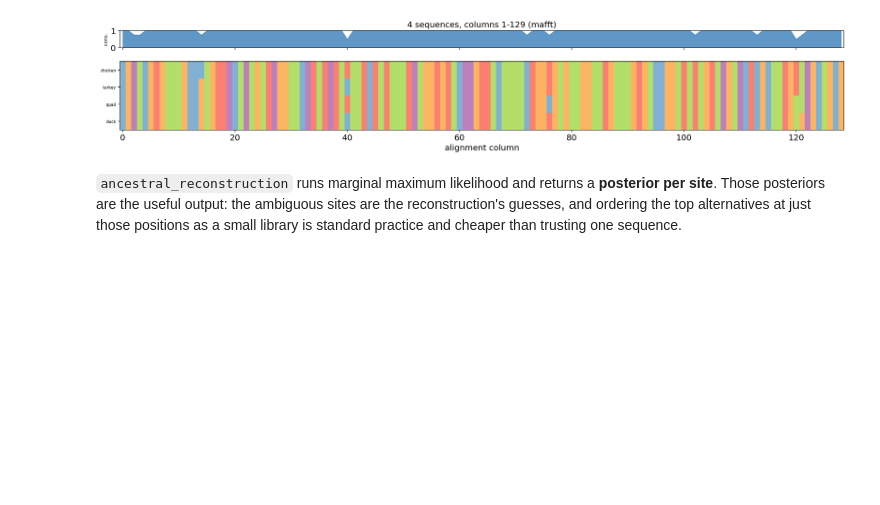
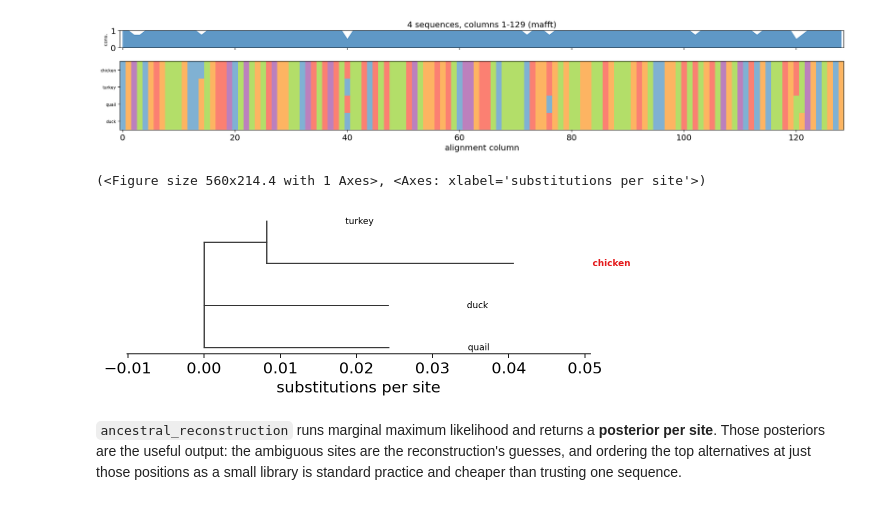
Before and after one commit to Starlitnightly/omicverse-tutorials, a Jupyter notebook: docs/Tutorials-synbio/t_synbio_06_design_to_order.ipynb, the cells around one changed output. Saved outputs shown, nothing was run; the diff lists cells and outputs as text; code cells hidden in the pictures; blank space fills up the shorter version.

```diff
--- a/docs/Tutorials-synbio/t_synbio_06_design_to_order.ipynb
+++ b/docs/Tutorials-synbio/t_synbio_06_design_to_order.ipynb
@@ -175,6 +175,11 @@ ov.alignment.plot_msa(alignment)
  [<Axes: title={'center': '4 sequences, columns 1-129 (mafft)'}, ylabel='cons.'>,
   <Axes: xlabel='alignment column'>])
 [figure]
+# %%
+ov.alignment.plot_tree(tree, highlight=['chicken'])
+# %% [output]
+(<Figure size 560x214.4 with 1 Axes>, <Axes: xlabel='substitutions per site'>)
+[figure, added]
 # %% [markdown]
 `ancestral_reconstruction` runs marginal maximum likelihood and returns a **posterior per site**. Those posteriors are the useful output: the ambiguous sites are the reconstruction's guesses, and ordering the top alternatives at just those positions as a small library is standard practice and cheaper than trusting one sequence.
 # %%
```
Also changed, not shown: parts of 14 cells of this notebook, 1 other file.
